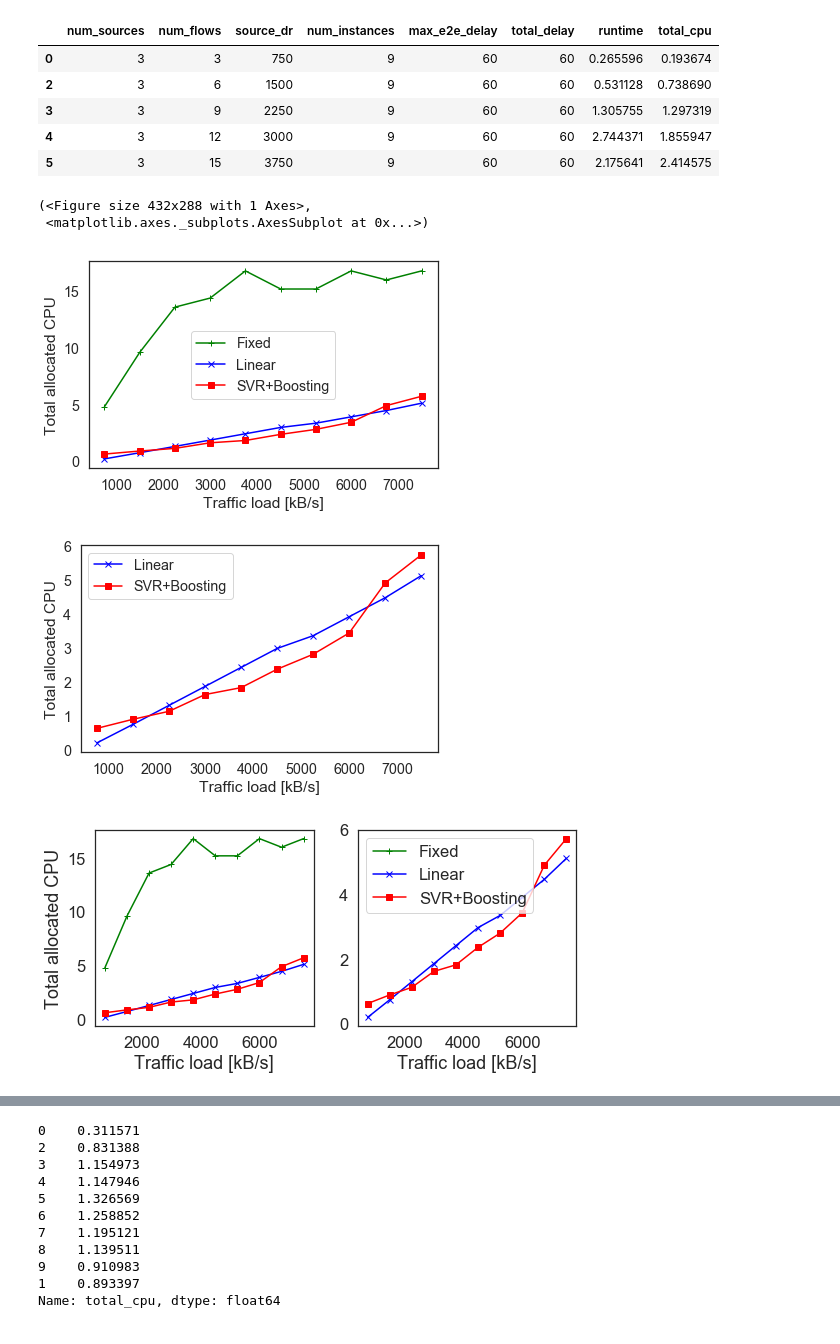
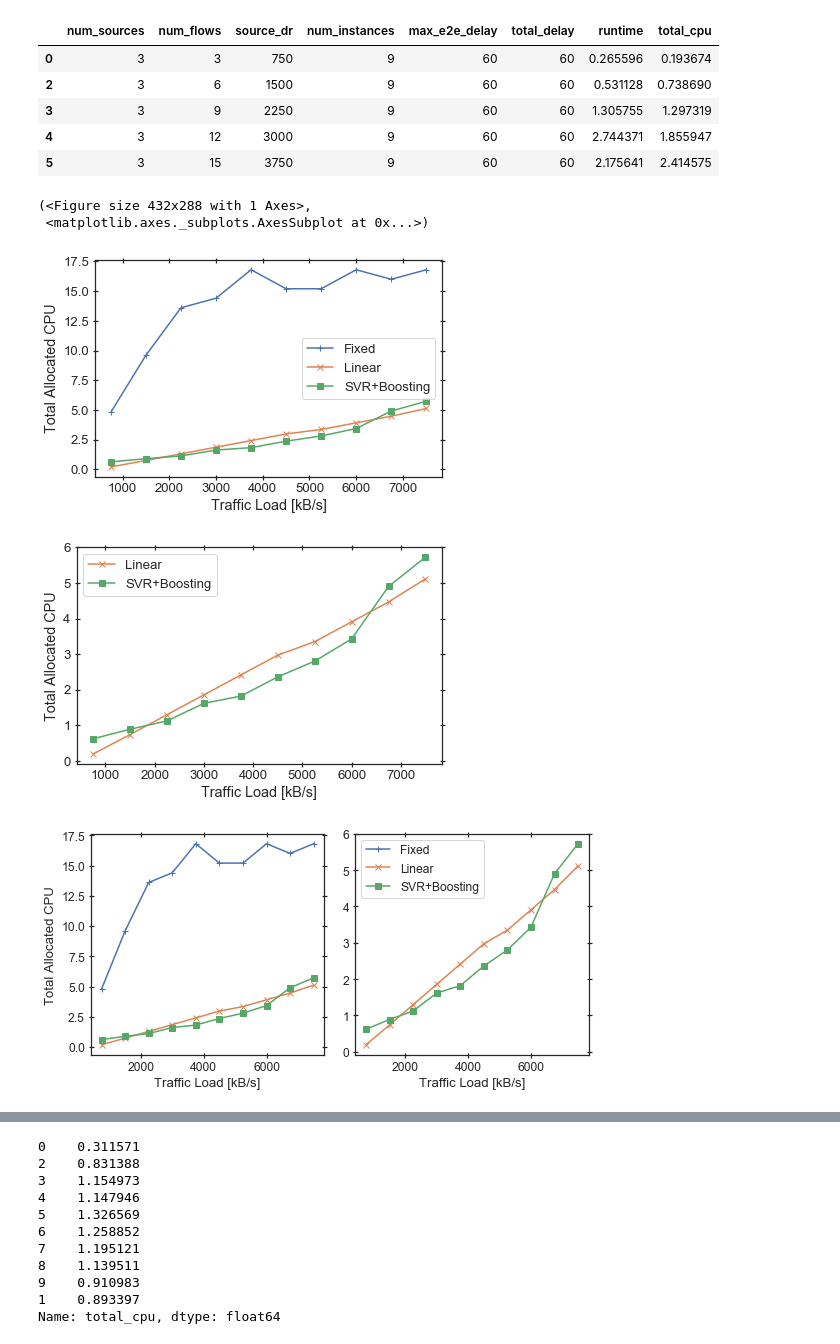
Before and after one commit to CN-UPB/ml-for-resource-allocation, a Jupyter notebook: placement_eval.ipynb, the cells around one changed output, grey strips where cells are left out. Saved outputs shown, nothing was run; the diff lists cells and outputs as text; code cells hidden in the pictures.

Commit message:
fix requirements; change plots to seaborn colors

```diff
--- a/placement_eval.ipynb
+++ b/placement_eval.ipynb
@@ -10,6 +10,9 @@ import sys
 import glob
 import os
 %matplotlib inline
+# %%
+sns.set(font_scale=1.1, style='white')
+sns_cmap = sns.color_palette().as_hex()
 # %%
 def sum_cpu(node_res):
     """Return sum of CPU resources allocated to all nodes"""
@@ -64,19 +67,21 @@ df_linear.head()
 | 5 | 3 | 15 | 3750 | 9 | 60 | 60 | 2.175641 | 2.414575 |
 # %%
 def plot(x_col, x_label, y_col, y_label, save_plot=True, plot_fixed=True):
-    sns.set(font_scale=1.3, style='white')
+    sns.set(font_scale=1.2, style='white')
     fig, ax = plt.subplots()
 
+    # use fixed colors because set of lines changes
 #     plt.plot(df_true[x_col], df_true[y_col], label='True', color='black', marker='o')
     if plot_fixed:
-        plt.plot(df_fixed[x_col], df_fixed[y_col], label='Fixed', color='green', marker='+')
-    plt.plot(df_linear[x_col], df_linear[y_col], label='Linear', color='blue', marker='x')
+        plt.plot(df_fixed[x_col], df_fixed[y_col], label='Fixed', color=sns_cmap[0], marker='+')
+    plt.plot(df_linear[x_col], df_linear[y_col], label='Linear', color=sns_cmap[1], marker='x')
 #     plt.plot(df_boost[x_col], df_boost[y_col], label='Boosting', color='red', marker='^')
 #     plt.plot(df_svr[x_col], df_svr[y_col], label='SVR', color='orange', marker='v')
-    plt.plot(df_ml[x_col], df_ml[y_col], label='SVR+Boosting', color='red', marker='s')
+    plt.plot(df_ml[x_col], df_ml[y_col], label='SVR+Boosting', color=sns_cmap[2], marker='s')
 
     plt.xlabel(x_label)
     plt.ylabel(y_label)
+    plt.tick_params(axis='both', direction='inout', length=5, bottom=True, left=True, right=True, top=True)
     plt.legend()
 
     # avoid cutting off figure labels
@@ -86,38 +91,41 @@ def plot(x_col, x_label, y_col, y_label, save_plot=True, plot_fixed=True):
 
     return fig, ax
 # %%
-plot('source_dr', 'Traffic load [kB/s]', 'total_cpu', 'Total allocated CPU')
+plot('source_dr', 'Traffic Load [kB/s]', 'total_cpu', 'Total Allocated CPU')
 # %% [output]
 (<Figure size 432x288 with 1 Axes>,
  <matplotlib.axes._subplots.AxesSubplot at 0x...>)
-[figure, old version]
+[figure, new version]
 # %%
-fig, ax = plot('source_dr', 'Traffic load [kB/s]', 'total_cpu', 'Total allocated CPU', plot_fixed=False)
+fig, ax = plot('source_dr', 'Traffic Load [kB/s]', 'total_cpu', 'Total Allocated CPU', plot_fixed=False)
 # %% [output]
-[figure, old version]
+[figure, new version]
 # %%
 # plot both
 def plot_both(x_col, x_label, y_col, y_label):
-    sns.set(font_scale=1.5, style='white')
+    sns.set(font_scale=1.1, style='white')
     fig, ax = plt.subplots(nrows=1, ncols=2, figsize=(8, 4))
 
-    ax[0].plot(df_fixed[x_col], df_fixed[y_col], label='Fixed', color='green', marker='+')
-    ax[0].plot(df_linear[x_col], df_linear[y_col], label='Linear', color='blue', marker='x')
-    ax[0].plot(df_ml[x_col], df_ml[y_col], label='SVR+Boosting', color='red', marker='s')
+    ax[0].plot(df_fixed[x_col], df_fixed[y_col], label='Fixed', marker='+')
+    ax[0].plot(df_linear[x_col], df_linear[y_col], label='Linear', marker='x')
+    ax[0].plot(df_ml[x_col], df_ml[y_col], label='SVR+Boosting', marker='s')
     ax[0].set(xlabel=x_label, ylabel=y_label)
+    ax[0].tick_params(axis='both', direction='inout', length=5, bottom=True, left=True, right=True, top=True)
+
 #     ax[0].legend()
 
-    ax[1].plot([], [], label='Fixed', color='green', marker='+')
-    ax[1].plot(df_linear[x_col], df_linear[y_col], label='Linear', color='blue', marker='x')
-    ax[1].plot(df_ml[x_col], df_ml[y_col], label='SVR+Boosting', color='red', marker='s')
+    ax[1].plot([], [], label='Fixed', marker='+')
+    ax[1].plot(df_linear[x_col], df_linear[y_col], label='Linear', marker='x')
+    ax[1].plot(df_ml[x_col], df_ml[y_col], label='SVR+Boosting', marker='s')
     ax[1].set(xlabel=x_label)
+    ax[1].tick_params(axis='both', direction='inout', length=5, bottom=True, left=True, right=True, top=True)
     ax[1].legend()
 
     # avoid cutting off figure labels
     plt.tight_layout()
     fig.savefig(f'plots/{dataset}_{y_col}_both.pdf')
 
-plot_both('source_dr', 'Traffic load [kB/s]', 'total_cpu', 'Total allocated CPU')
+plot_both('source_dr', 'Traffic Load [kB/s]', 'total_cpu', 'Total Allocated CPU')
 # %% [output]
-[figure, old version]
+[figure, new version]
 # %%
```
Also changed, not shown: parts of 3 cells of this notebook, 13 other files.
